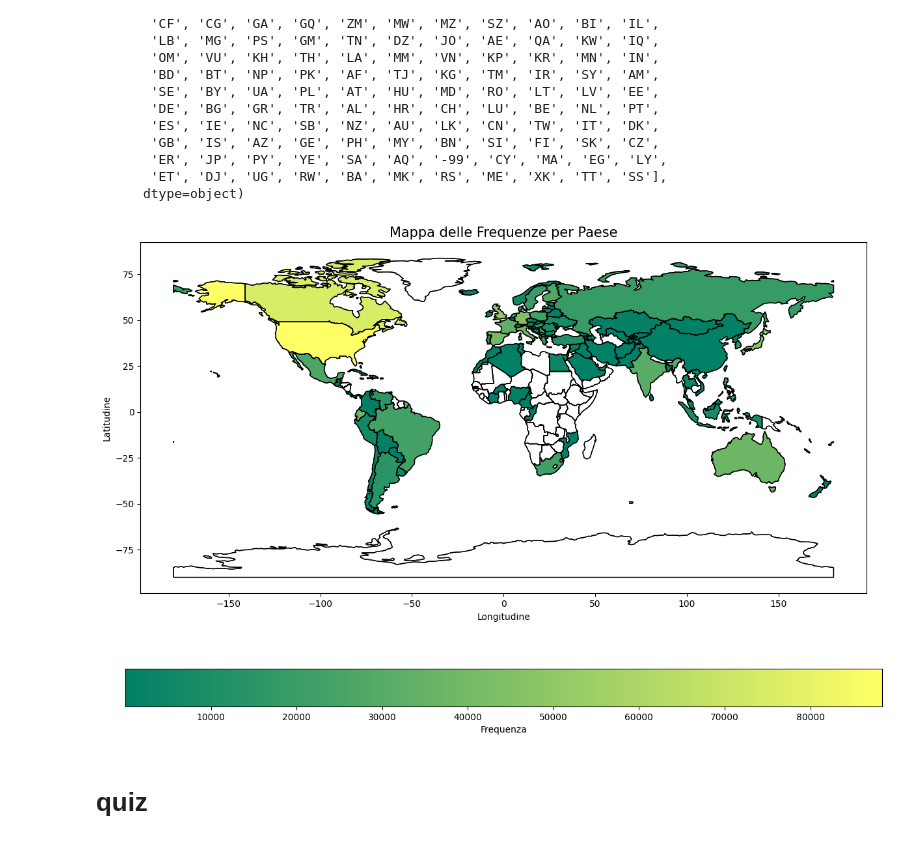
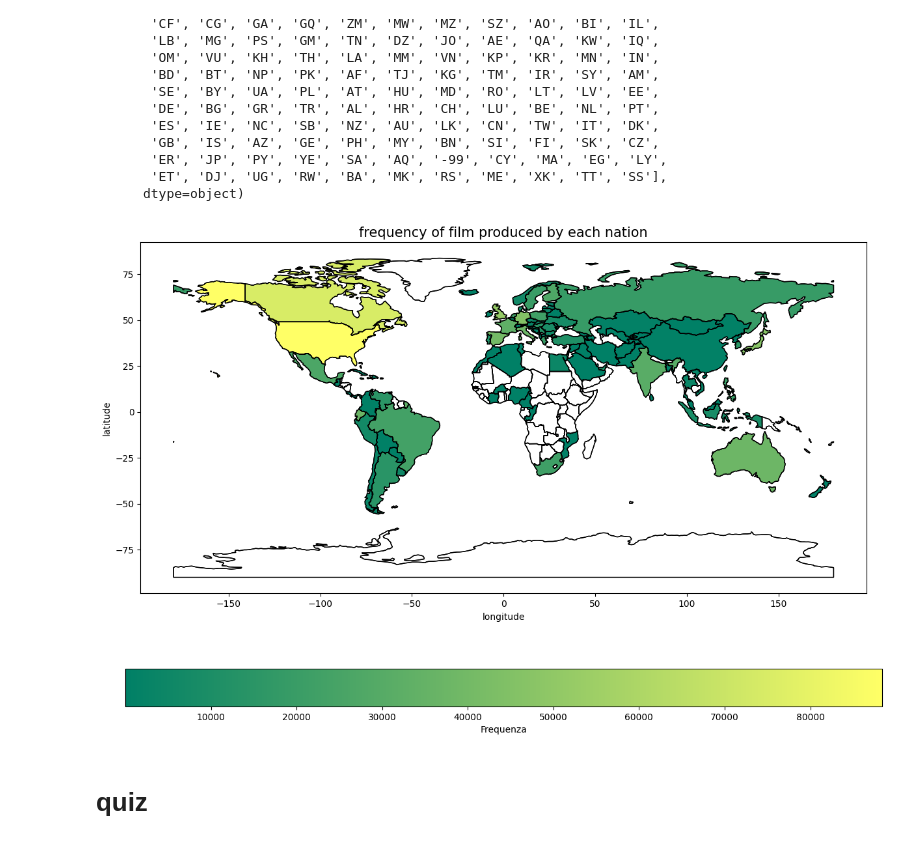
Before and after one commit to depa-tto/Python-project-exam, a Jupyter notebook: Py_project_DePatto.ipynb, the cells around one changed output. Saved outputs shown, nothing was run; the diff lists cells and outputs as text; code cells hidden in the pictures.

```diff
--- a/Py_project_DePatto.ipynb
+++ b/Py_project_DePatto.ipynb
@@ -375,19 +381,19 @@ array(['FJ', 'TZ', 'EH', 'CA', 'US', 'KZ', 'UZ', 'PG', 'ID', 'AR', 'CL',
 # %%
 merged = world_data.set_index('ISO_A2_EH').join(df.set_index('country'), how='left')
 
 fig, ax = plt.subplots(1, 1, figsize=(15, 10))
 
 merged.boundary.plot(ax=ax, linewidth=1, color='black')
 merged.plot(column='frequency', ax=ax, legend=True,
             legend_kwds={'label': "Frequenza",
                          'orientation': "horizontal"},
             cmap='summer', edgecolor='black', missing_kwds={"color": "white"})
 
-plt.title('Mappa delle Frequenze per Paese', fontsize=15)
-plt.xlabel('Longitudine')
-plt.ylabel('Latitudine')
+plt.title('frequency of film produced by each nation', fontsize=15)
+plt.xlabel('longitude')
+plt.ylabel('latitude')
 plt.show()
 # %% [output]
-[figure, old version]
+[figure, new version]
 # %% [markdown]
 # quiz
```
Also changed, not shown: parts of 24 cells of this notebook, 2 other files.
